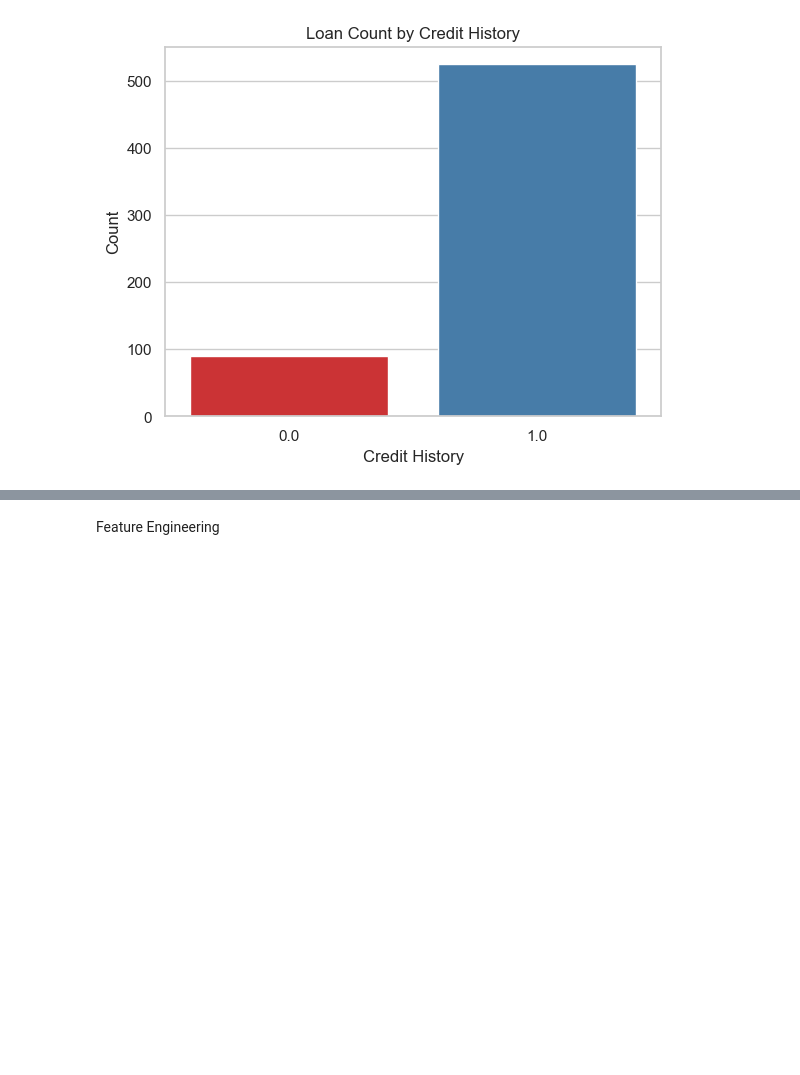
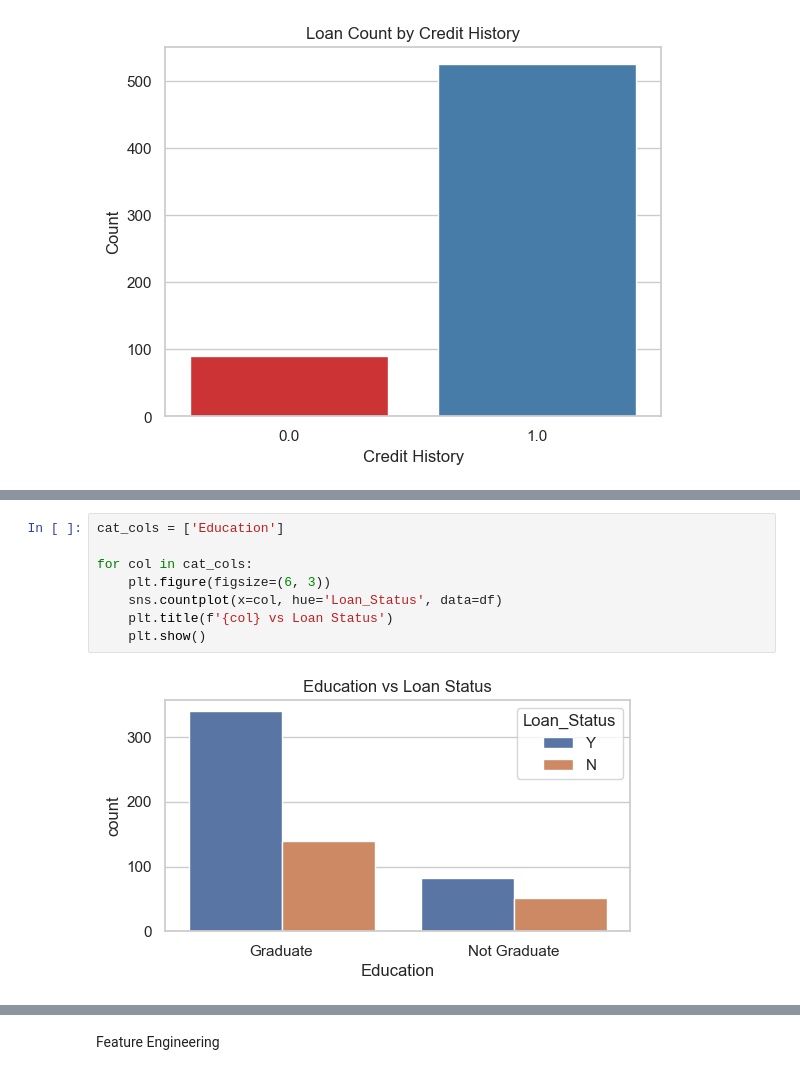
Before and after one commit to masangitabhattarai/loan_approval, a Jupyter notebook: notebook/loan_approval.ipynb, the cells around one changed output, grey strips where cells are left out. Saved outputs shown, nothing was run; the diff lists cells and outputs as text; blank space fills up the shorter version.

```diff
--- a/notebook/loan_approval.ipynb
+++ b/notebook/loan_approval.ipynb
@@ -266,0 +243,10 @@ df['Dependents'] = pd.to_numeric(df['Dependents'].replace('3+', 3))
+# %%
+cat_cols = ['Education']
+
+for col in cat_cols:
+    plt.figure(figsize=(6, 3))
+    sns.countplot(x=col, hue='Loan_Status', data=df)
+    plt.title(f'{col} vs Loan Status')
+    plt.show()
+# %% [output]
+[figure, added]
```
Also changed, not shown: parts of 45 cells of this notebook.
